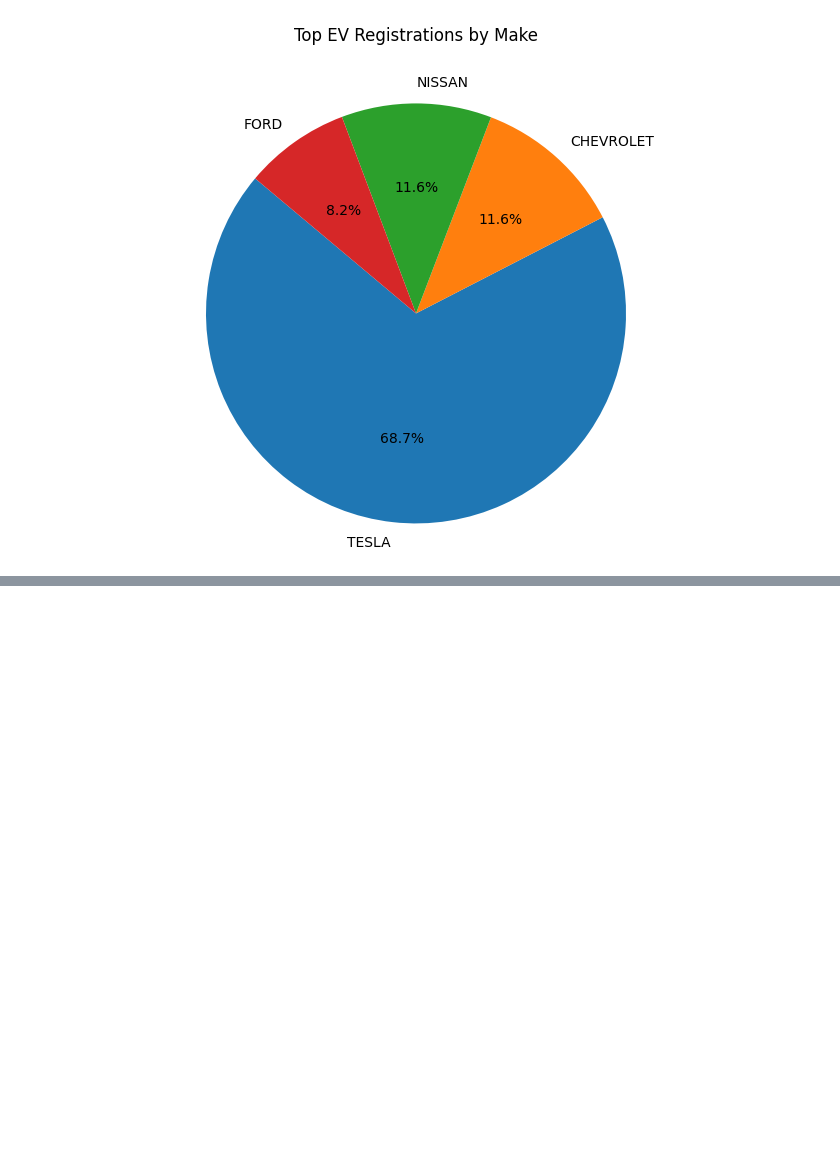
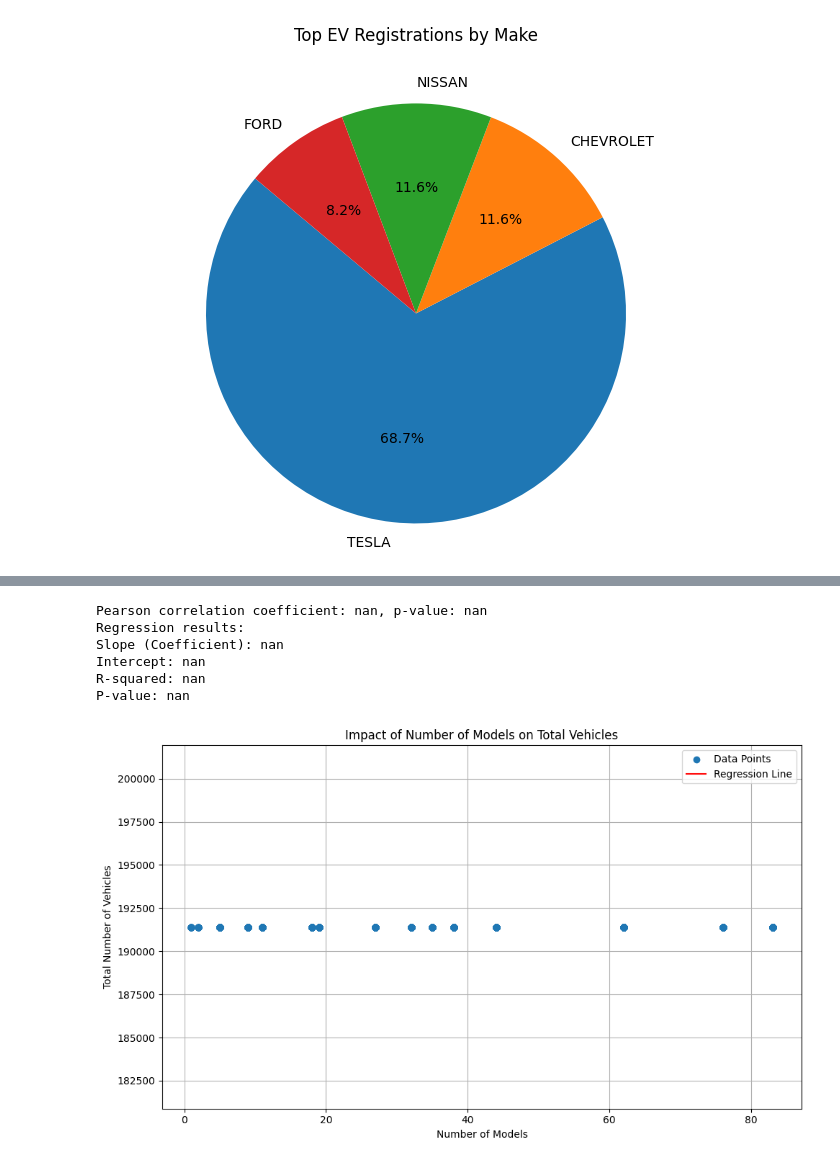
Before and after one commit to mariemsdiaz/electric-vehicles-washington, a Jupyter notebook: mariemproject/EVS/EVCarsEDA.ipynb, the cells around one changed output, grey strips where cells are left out. Cells and saved outputs as stored; diff of their text form; code cells hidden in the pictures; blank space fills up the shorter version.

```diff
--- a/mariemproject/EVS/EVCarsEDA.ipynb
+++ b/mariemproject/EVS/EVCarsEDA.ipynb
@@ -437,0 +574,42 @@ plt.show()
+# %%
+
+#Create a new column, to define our Total Registered Vehicles
+electric_car_data['Total Number of Vehicles']=len(electric_car_data)
+
+# Calculate growth rate for Total Number of Vehicle
+electric_car_data['Vehicle Growth Rate'] = electric_car_data['Total Number of Vehicles'].pct_change() * 100
+# Calculate Number of Models per Model Year
+electric_car_data['Number of Models'] = electric_car_data.groupby('Model Year')['Model'].transform('nunique')
+
+# Correlation analysis
+corr_coefficient, p_value = pearsonr(electric_car_data['Number of Models'], electric_car_data['Total Number of Vehicles'])
+print(f"Pearson correlation coefficient: {corr_coefficient:.2f}, p-value: {p_value:.2f}")
+
+# Regression analysis
+slope, intercept, r_value, p_value, std_err = linregress(electric_car_data['Number of Models'], electric_car_data['Vehicle Growth Rate'])
+
+print(f"Regression results:")
+print(f"Slope (Coefficient): {slope:.2f}")
+print(f"Intercept: {intercept:.2f}")
+print(f"R-squared: {r_value**2:.2f}")
+print(f"P-value: {p_value:.2f}")
+
+# Plotting
+plt.figure(figsize=(10, 6))
+plt.scatter(electric_car_data['Number of Models'], electric_car_data['Total Number of Vehicles'], label='Data Points')
+plt.plot(electric_car_data['Number of Models'], intercept + slope * electric_car_data['Number of Models'], color='red', label='Regression Line')
+plt.xlabel('Number of Models')
+plt.ylabel('Total Number of Vehicles')
+plt.title('Impact of Number of Models on Total Vehicles')
+plt.legend()
+plt.grid(True)
+plt.tight_layout()
+plt.show()
+# %% [output]
+Pearson correlation coefficient: nan, p-value: nan
+Regression results:
+Slope (Coefficient): nan
+Intercept: nan
+R-squared: nan
+P-value: nan
+[figure, added]
```
Also changed, not shown: parts of 12 cells of this notebook, 1 other file.
